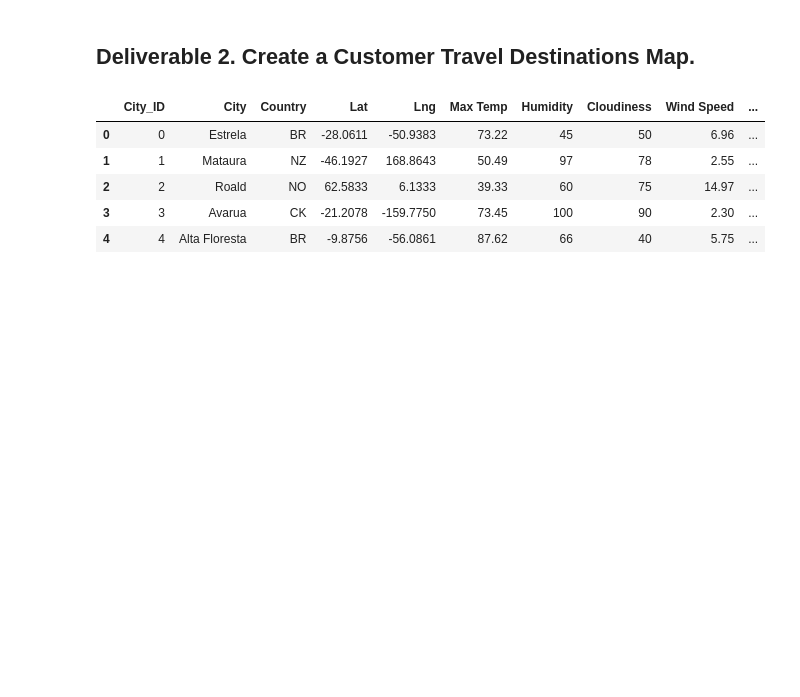
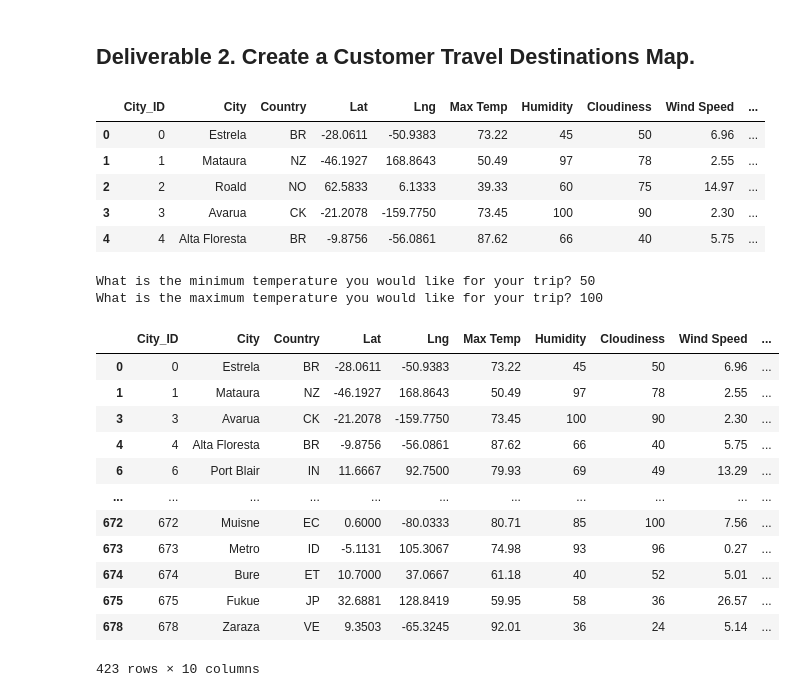
Before and after one commit to Hamid-Salamat/World_Weather_Analysis, a Jupyter notebook: Vacation_Search/Vacation_Search.ipynb, the cells around one changed output. Cells and saved outputs as stored; diff of their text form; code cells hidden in the pictures; blank space fills up the shorter version.

```diff
--- a/Vacation_Search/Vacation_Search.ipynb
+++ b/Vacation_Search/Vacation_Search.ipynb
@@ -24,7 +24,29 @@ city_data_df.head()
 | 4 | 4 | Alta Floresta | BR | -9.8756 | -56.0861 | 87.62 | 66 | 40 | 5.75 | ... |
 # %%
 # 2. Prompt the user to enter minimum and maximum temperature criteria
+min_temp = float(input("What is the minimum temperature you would like for your trip? "))
+max_temp = float(input("What is the maximum temperature you would like for your trip? "))
+# %% [output]
+What is the minimum temperature you would like for your trip? 50
+What is the maximum temperature you would like for your trip? 100
 # %%
 # 3. Filter the city_data_df DataFrame using the input statements to create a new DataFrame using the loc method.
+preferred_cities_df = city_data_df.loc[(city_data_df["Max Temp"] <= max_temp) &
+                                       (city_data_df["Max Temp"] >= min_temp)]
+preferred_cities_df
+# %% [output]
+|  | City_ID | City | Country | Lat | Lng | Max Temp | Humidity | Cloudiness | Wind Speed | ... |
+| 0 | 0 | Estrela | BR | -28.0611 | -50.9383 | 73.22 | 45 | 50 | 6.96 | ... |
+| 1 | 1 | Mataura | NZ | -46.1927 | 168.8643 | 50.49 | 97 | 78 | 2.55 | ... |
+| 3 | 3 | Avarua | CK | -21.2078 | -159.7750 | 73.45 | 100 | 90 | 2.30 | ... |
+| 4 | 4 | Alta Floresta | BR | -9.8756 | -56.0861 | 87.62 | 66 | 40 | 5.75 | ... |
+| 6 | 6 | Port Blair | IN | 11.6667 | 92.7500 | 79.93 | 69 | 49 | 13.29 | ... |
+| ... | ... | ... | ... | ... | ... | ... | ... | ... | ... | ... |
+| 672 | 672 | Muisne | EC | 0.6000 | -80.0333 | 80.71 | 85 | 100 | 7.56 | ... |
+| 673 | 673 | Metro | ID | -5.1131 | 105.3067 | 74.98 | 93 | 96 | 0.27 | ... |
+| 674 | 674 | Bure | ET | 10.7000 | 37.0667 | 61.18 | 40 | 52 | 5.01 | ... |
+| 675 | 675 | Fukue | JP | 32.6881 | 128.8419 | 59.95 | 58 | 36 | 26.57 | ... |
+| 678 | 678 | Zaraza | VE | 9.3503 | -65.3245 | 92.01 | 36 | 24 | 5.14 | ... |
+423 rows × 10 columns
 # %%
 # 4a. Determine if there are any empty rows.
```
Also changed, not shown: parts of 9 cells of this notebook, 6 other files.
